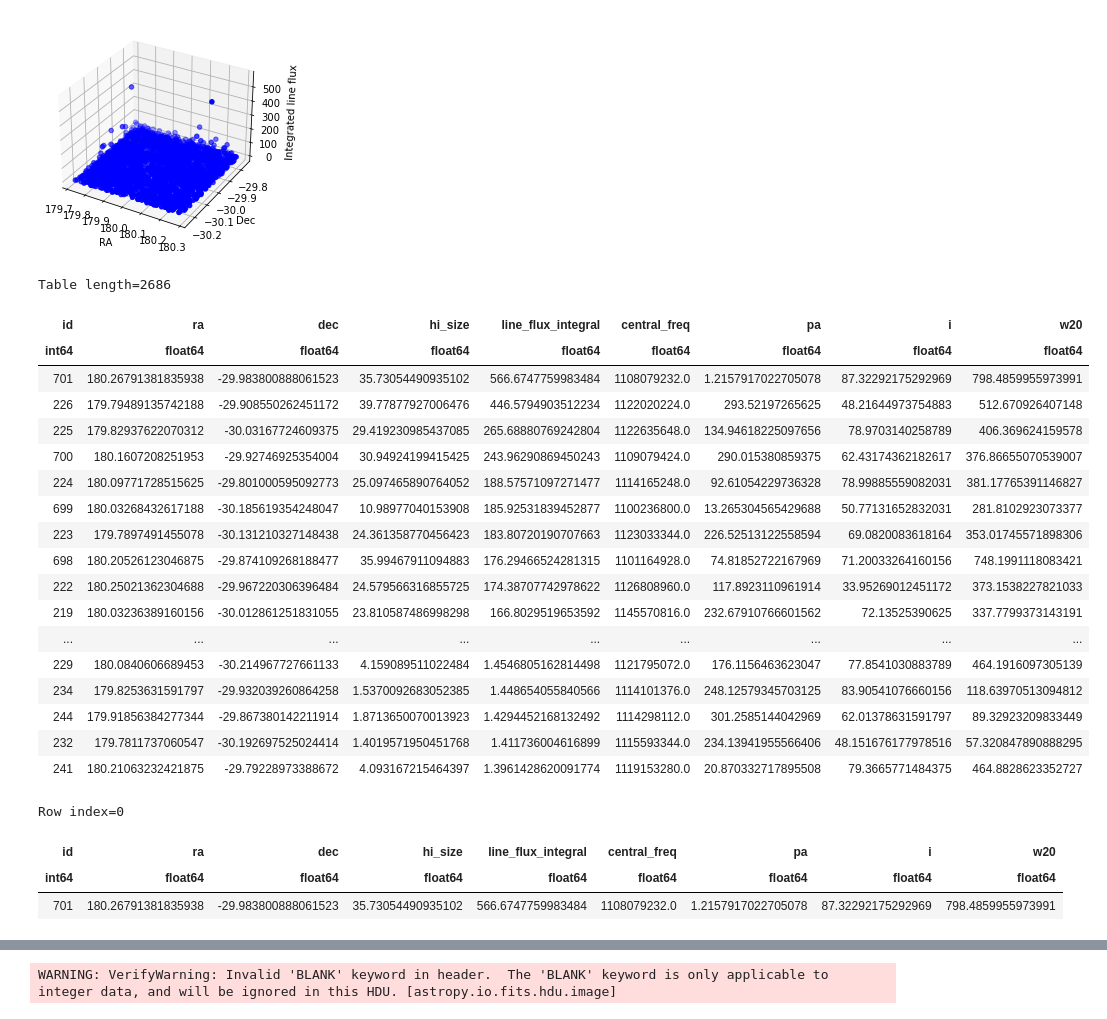
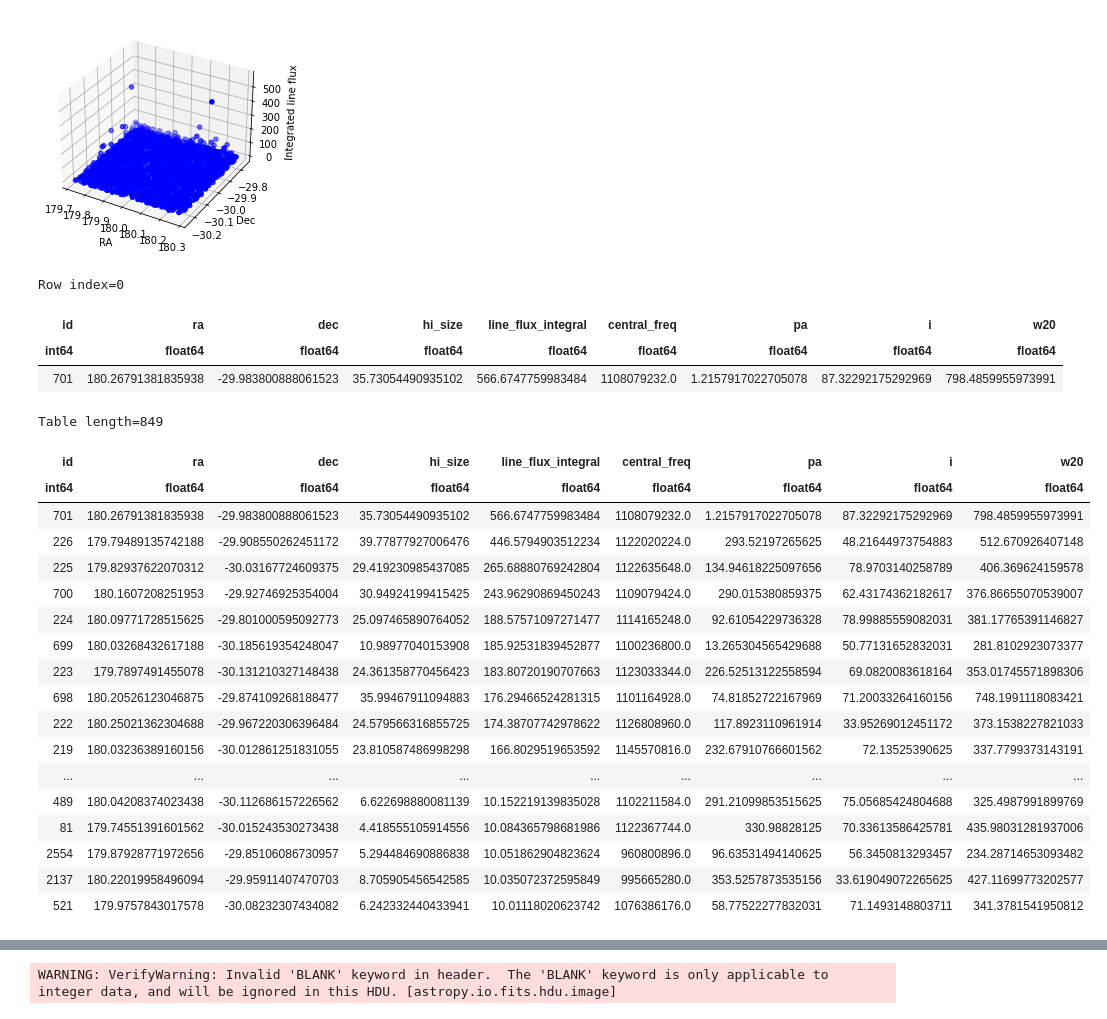
Before and after one commit to Gurmeet-Singh/RADGK-SDC2, a Jupyter notebook: astropy_tests.ipynb, the cells around one changed output, grey strips where cells are left out. Saved outputs shown, nothing was run; the diff lists cells and outputs as text; code cells hidden in the pictures.

```diff
--- a/astropy_tests.ipynb
+++ b/astropy_tests.ipynb
@@ -264,27 +283,7 @@ plt.show()
 # %%
 dev_cat.sort(['line_flux_integral'], reverse = True)
 # %%
-dev_cat ## dev_cat.show_in_notebook() or dev_cat.show_in_browser(jsviewer = True) for interactive
+dev_cat.show_in_browser(jsviewer = True) ## dev_cat.show_in_notebook() or dev_cat.show_in_browser(jsviewer = True) for interactive
-# %% [output]
-Table length=2686
-| id | ra | dec | hi_size | line_flux_integral | central_freq | pa | i | w20 |
-| int64 | float64 | float64 | float64 | float64 | float64 | float64 | float64 | float64 |
-| 701 | 180.26791381835938 | -29.983800888061523 | 35.73054490935102 | 566.6747759983484 | 1108079232.0 | 1.2157917022705078 | 87.32292175292969 | 798.4859955973991 |
-| 226 | 179.79489135742188 | -29.908550262451172 | 39.77877927006476 | 446.5794903512234 | 1122020224.0 | 293.52197265625 | 48.21644973754883 | 512.670926407148 |
-| 225 | 179.82937622070312 | -30.03167724609375 | 29.419230985437085 | 265.68880769242804 | 1122635648.0 | 134.94618225097656 | 78.9703140258789 | 406.369624159578 |
-| 700 | 180.1607208251953 | -29.92746925354004 | 30.94924199415425 | 243.96290869450243 | 1109079424.0 | 290.015380859375 | 62.43174362182617 | 376.86655070539007 |
-| 224 | 180.09771728515625 | -29.801000595092773 | 25.097465890764052 | 188.57571097271477 | 1114165248.0 | 92.61054229736328 | 78.99885559082031 | 381.17765391146827 |
-| 699 | 180.03268432617188 | -30.185619354248047 | 10.98977040153908 | 185.92531839452877 | 1100236800.0 | 13.265304565429688 | 50.77131652832031 | 281.8102923073377 |
-| 223 | 179.7897491455078 | -30.131210327148438 | 24.361358770456423 | 183.80720190707663 | 1123033344.0 | 226.52513122558594 | 69.0820083618164 | 353.01745571898306 |
-| 698 | 180.20526123046875 | -29.874109268188477 | 35.99467911094883 | 176.29466524281315 | 1101164928.0 | 74.81852722167969 | 71.20033264160156 | 748.1991118083421 |
-| 222 | 180.25021362304688 | -29.967220306396484 | 24.579566316855725 | 174.38707742978622 | 1126808960.0 | 117.8923110961914 | 33.95269012451172 | 373.1538227821033 |
-| 219 | 180.03236389160156 | -30.012861251831055 | 23.810587486998298 | 166.8029519653592 | 1145570816.0 | 232.67910766601562 | 72.13525390625 | 337.7799373143191 |
-| ... | ... | ... | ... | ... | ... | ... | ... | ... |
-| 229 | 180.0840606689453 | -30.214967727661133 | 4.159089511022484 | 1.4546805162814498 | 1121795072.0 | 176.1156463623047 | 77.8541030883789 | 464.1916097305139 |
-| 234 | 179.8253631591797 | -29.932039260864258 | 1.5370092683052385 | 1.448654055840566 | 1114101376.0 | 248.12579345703125 | 83.90541076660156 | 118.63970513094812 |
-| 244 | 179.91856384277344 | -29.867380142211914 | 1.8713650070013923 | 1.4294452168132492 | 1114298112.0 | 301.2585144042969 | 62.01378631591797 | 89.32923209833449 |
-| 232 | 179.7811737060547 | -30.192697525024414 | 1.4019571950451768 | 1.411736004616899 | 1115593344.0 | 234.13941955566406 | 48.151676177978516 | 57.320847890888295 |
-| 241 | 180.21063232421875 | -29.79228973388672 | 4.093167215464397 | 1.3961428620091774 | 1119153280.0 | 20.870332717895508 | 79.3665771484375 | 464.8828623352727 |
 # %%
 dev_cat[0]
 # %% [output]
@@ -292,6 +291,28 @@ Row index=0
 | id | ra | dec | hi_size | line_flux_integral | central_freq | pa | i | w20 |
 | int64 | float64 | float64 | float64 | float64 | float64 | float64 | float64 | float64 |
 | 701 | 180.26791381835938 | -29.983800888061523 | 35.73054490935102 | 566.6747759983484 | 1108079232.0 | 1.2157917022705078 | 87.32292175292969 | 798.4859955973991 |
+# %%
+dev_cat[dev_cat["line_flux_integral"] > 10]
+# %% [output]
+Table length=849
+| id | ra | dec | hi_size | line_flux_integral | central_freq | pa | i | w20 |
+| int64 | float64 | float64 | float64 | float64 | float64 | float64 | float64 | float64 |
+| 701 | 180.26791381835938 | -29.983800888061523 | 35.73054490935102 | 566.6747759983484 | 1108079232.0 | 1.2157917022705078 | 87.32292175292969 | 798.4859955973991 |
+| 226 | 179.79489135742188 | -29.908550262451172 | 39.77877927006476 | 446.5794903512234 | 1122020224.0 | 293.52197265625 | 48.21644973754883 | 512.670926407148 |
+| 225 | 179.82937622070312 | -30.03167724609375 | 29.419230985437085 | 265.68880769242804 | 1122635648.0 | 134.94618225097656 | 78.9703140258789 | 406.369624159578 |
+| 700 | 180.1607208251953 | -29.92746925354004 | 30.94924199415425 | 243.96290869450243 | 1109079424.0 | 290.015380859375 | 62.43174362182617 | 376.86655070539007 |
+| 224 | 180.09771728515625 | -29.801000595092773 | 25.097465890764052 | 188.57571097271477 | 1114165248.0 | 92.61054229736328 | 78.99885559082031 | 381.17765391146827 |
+| 699 | 180.03268432617188 | -30.185619354248047 | 10.98977040153908 | 185.92531839452877 | 1100236800.0 | 13.265304565429688 | 50.77131652832031 | 281.8102923073377 |
+| 223 | 179.7897491455078 | -30.131210327148438 | 24.361358770456423 | 183.80720190707663 | 1123033344.0 | 226.52513122558594 | 69.0820083618164 | 353.01745571898306 |
+| 698 | 180.20526123046875 | -29.874109268188477 | 35.99467911094883 | 176.29466524281315 | 1101164928.0 | 74.81852722167969 | 71.20033264160156 | 748.1991118083421 |
+| 222 | 180.25021362304688 | -29.967220306396484 | 24.579566316855725 | 174.38707742978622 | 1126808960.0 | 117.8923110961914 | 33.95269012451172 | 373.1538227821033 |
+| 219 | 180.03236389160156 | -30.012861251831055 | 23.810587486998298 | 166.8029519653592 | 1145570816.0 | 232.67910766601562 | 72.13525390625 | 337.7799373143191 |
+| ... | ... | ... | ... | ... | ... | ... | ... | ... |
+| 489 | 180.04208374023438 | -30.112686157226562 | 6.622698880081139 | 10.152219139835028 | 1102211584.0 | 291.21099853515625 | 75.05685424804688 | 325.4987991899769 |
+| 81 | 179.74551391601562 | -30.015243530273438 | 4.418555105914556 | 10.084365798681986 | 1122367744.0 | 330.98828125 | 70.33613586425781 | 435.98031281937006 |
+| 2554 | 179.87928771972656 | -29.85106086730957 | 5.294484690886838 | 10.051862904823624 | 960800896.0 | 96.63531494140625 | 56.3450813293457 | 234.28714653093482 |
+| 2137 | 180.22019958496094 | -29.95911407470703 | 8.705905456542585 | 10.035072372595849 | 995665280.0 | 353.5257873535156 | 33.619049072265625 | 427.11699773202577 |
+| 521 | 179.9757843017578 | -30.08232307434082 | 6.242332440433941 | 10.01118020623742 | 1076386176.0 | 58.77522277832031 | 71.1493148803711 | 341.3781541950812 |
 # %%
 from matplotlib import pyplot as plt
 
```
Also changed, not shown: parts of 26 cells of this notebook.
